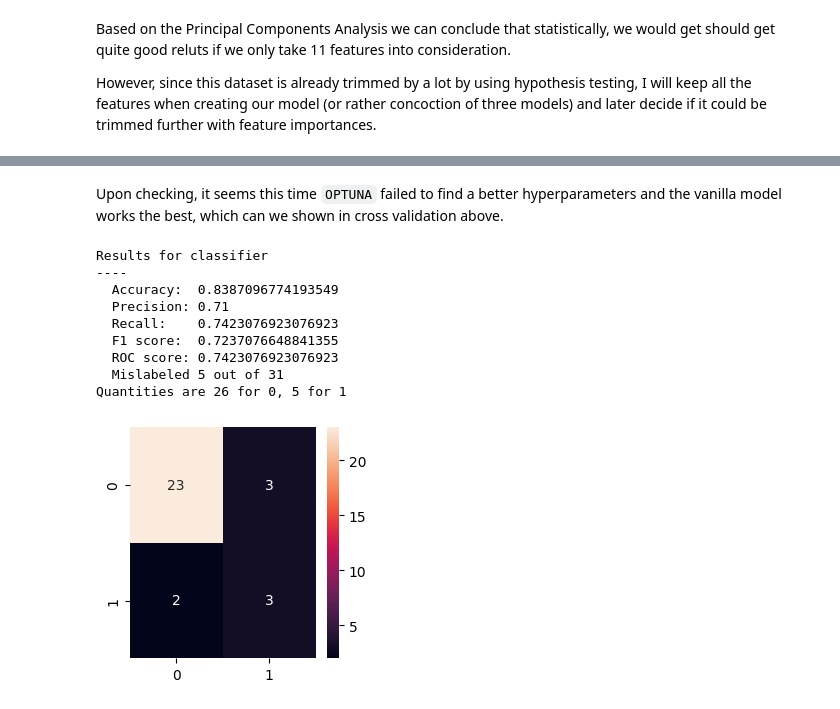
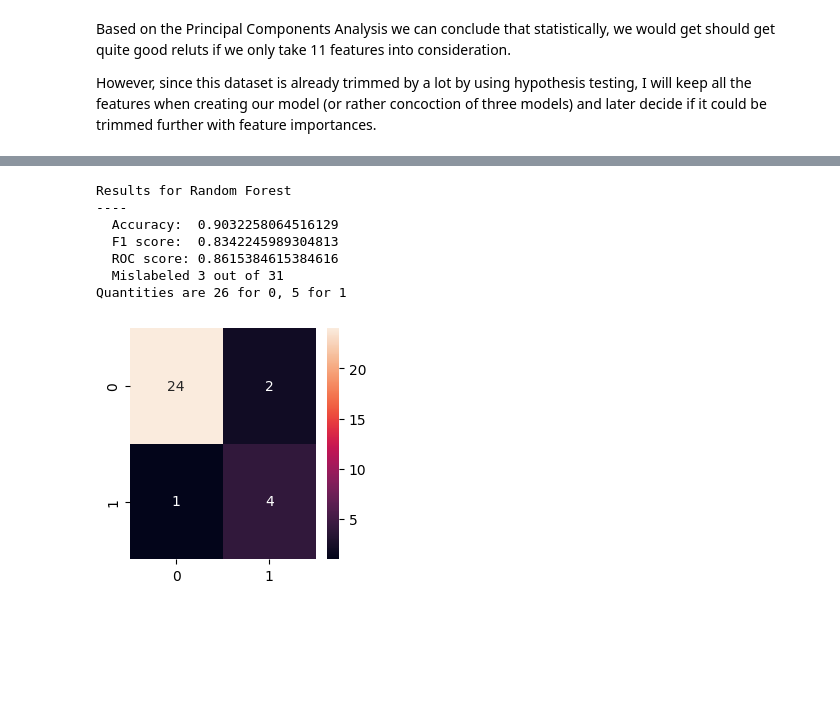
Before and after one commit to miladziekanowska/heart-failure-classification, a Jupyter notebook: Heart_failure_EDA_Modeling.ipynb, the cells around one changed output, grey strips where cells are left out. Drawn from its saved outputs; the diff is of its cells as text; code cells hidden in the pictures; blank space fills up the shorter version.

```diff
--- a/Heart_failure_EDA_Modeling.ipynb
+++ b/Heart_failure_EDA_Modeling.ipynb
@@ -428,9 +463,9 @@ y = df.pop('Mortality')
 X = df
 # %%
 X_train, X_test, y_train, y_test = train_test_split(X, y,
-                                                   test_size=0.2,
-                                                   random_state=27,
-                                                   stratify=y
+                                                    test_size=0.2,
+                                                    stratify=y,
+                                                    random_state=42
                                                    )
 
 # to balance out the data, let's use SMOTE
@@ -605,16 +591,20 @@ best_params
 # %%
 X_train, X_test, y_train, y_test = train_test_split(X, y,
                                                    test_size=0.2,
-                                                   random_state=42,
-                                                   stratify=y
+                                                   stratify=y,
+                                                    random_state=42
                                                    )
 from imblearn.over_sampling import SMOTE
-sm = SMOTE(random_state=42,
-           sampling_strategy='auto',
-           k_neighbors=4 # choosing the amount od neighbours, 5 is default
+sm = SMOTE(sampling_strategy='auto',
+           k_neighbors=4,
+           random_state=42
           )
 
 X_train_sm, y_train_sm = sm.fit_resample(X_train, y_train)
+
+rfc_dict = {'accuracy': [],
+                    'f1 score': [],
+                    'roc score': []}
 
 for n, (train, val) in enumerate(kfoldcv.split(X_train_sm, y_train_sm), 1):
     X_train_fold, y_train_fold = X_train_sm.iloc[train], y_train_sm.iloc[train]
@@ -624,15 +614,12 @@ for n, (train, val) in enumerate(kfoldcv.split(X_train_sm, y_train_sm), 1):
     # X_val_scaled = scaler.fit_transform(X_val_fold)
 
     best_params = study.best_params
-    ada2 = AdaBoostClassifier(
-                         n_estimators=best_params['n_estimators'],
-                         learning_rate=best_params['learning_rate']
-                              )
+    rfc = RandomForestClassifier(max_depth=best_params['max_depth'],
+                                     n_estimators=best_params['n_estimators']
+                                    )
 
-    ada2.fit(X_train_fold, y_train_fold)
-    y_pred = ada2.predict(X_val_fold)
+    rfc.fit(X_train_fold, y_train_fold)
+    y_pred = rfc.predict(X_val_fold)
 
-    print_results(calculate_metrics(y_val_fold, y_pred), classifier_id=n)
-    get_binary_classes(y_val_fold)
-    get_confusion_matrix(y_val_fold, y_pred)
+    cross_val_metrics(rfc_dict, y_val_fold, y_pred)
 # %% [output]
@@ -689,21 +631,21 @@ Quantities are 23 for 0, 17 for 1
-# %% [markdown]
-Upon checking, it seems this time `OPTUNA` failed to find a better hyperparameters and the vanilla model works the best, which can we shown in cross validation above.
 # %%
 # let's test it on test data, which the model has not seen before
 # X_test_scaled = scaler.fit_transform(X_test)
-y_test_pred = ada2.predict(X_test)
+y_test_pred = rfc.predict(X_test)
 
-print_results(calculate_metrics(y_test, y_test_pred))
+print_results(calculate_metrics(y_test, y_test_pred), classifier_id='Random Forest')
 get_binary_classes(y_test)
 get_confusion_matrix(y_test, y_test_pred)
+
+models_metrics = {}
+
+models_metrics['Random Forest'] = calculate_metrics(y_test, y_test_pred)
 # %% [output]
-Results for classifier
+Results for Random Forest
 ----
-  Accuracy:  0.8387096774193549
-  Precision: 0.71
-  Recall:    0.7423076923076923
-  F1 score:  0.7237076648841355
-  ROC score: 0.7423076923076923
-  Mislabeled 5 out of 31
+  Accuracy:  0.9032258064516129
+  F1 score:  0.8342245989304813
+  ROC score: 0.8615384615384616
+  Mislabeled 3 out of 31
 Quantities are 26 for 0, 5 for 1
-[figure, old version]
+[figure, new version]
```
Also changed, not shown: parts of 43 cells of this notebook, 8 other files.
